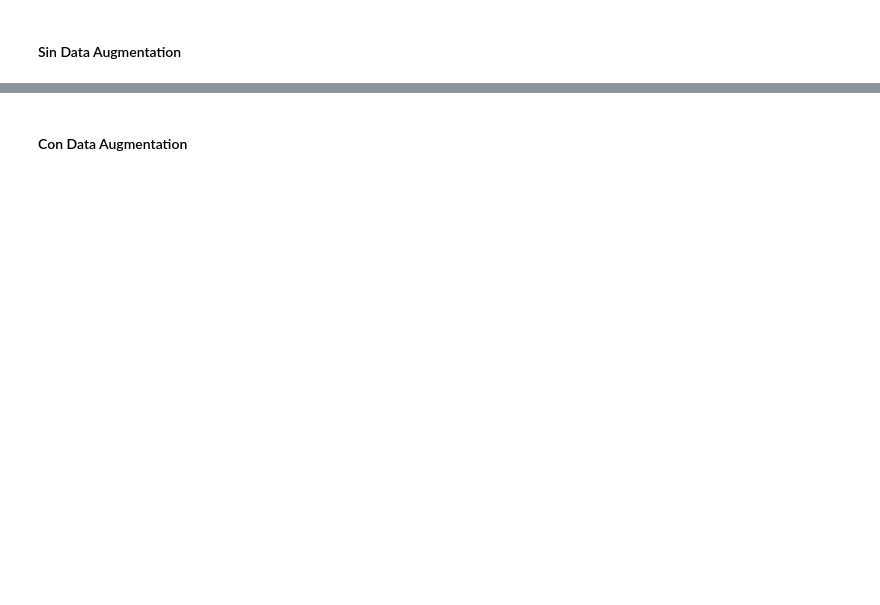
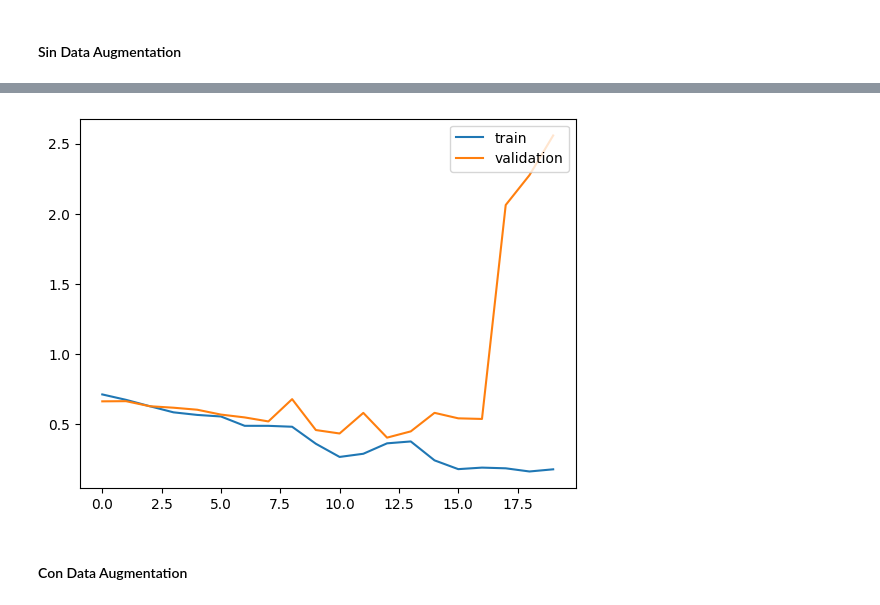
Before and after one commit to ivan2k4/VCA2025, a Jupyter notebook: p1.ipynb, the cells around one changed output, grey strips where cells are left out. Saved outputs shown, nothing was run; the diff lists cells and outputs as text; code cells hidden in the pictures; blank space fills up the shorter version.

```diff
--- a/p1.ipynb
+++ b/p1.ipynb
@@ -98,6 +100,6 @@ show(tensor_to_image(image), title=f"Image {name} with shape {image.shape} and l
 # %% [markdown]
 #### Instanciamos el modelo `squeezenet1_0` de `torchvision.models`
 # %%
-model = squeezenet1_0()
+model = squeezenet1_0(weights=None)
 #print(model)
 # %% [markdown]
@@ -130,9 +131,9 @@ torch.Size([1, 1])
 # %%
 # Dividimos el dataset en entrenamiento y validación
-train_indices, val_indices = train_test_split(list(range(len(ship_dataset))), test_size=0.2, random_state=42)
+train_indices, val_indices = train_test_split(list(range(len(ship_dataset))), test_size=0.2, random_state=seed)
 
 train_dataset = data.Subset(ship_dataset, train_indices)
 val_dataset = data.Subset(ship_dataset, val_indices)
 
-train_loader = data.DataLoader(train_dataset, batch_size=32, shuffle=True)
-val_loader = data.DataLoader(val_dataset, batch_size=32, shuffle=False)
+train_loader = data.DataLoader(train_dataset, batch_size=32)
+val_loader = data.DataLoader(val_dataset, batch_size=32)
@@ -201,0 +187,11 @@ Epoch [20/20], Loss: 0.1379, Val Loss: 0.3573
+# %%
+# Definimos la función de pérdida y el optimizador
+criterion = nn.BCELoss()
+optimizer = torch.optim.Adam(mymodel.parameters(), lr=0.001)
+
+mymodel, train_losses, val_losses = train_model(mymodel,
+                                                train_loader=train_loader,
+                                                val_loader=val_loader,
+                                                loss_fn=criterion,
+                                                optim=optimizer,
+                                                epochs=20)
@@ -202,3 +219,7 @@ Epoch [20/20], Loss: 0.1379, Val Loss: 0.3573
+# %%
+plot_history(train_losses, val_losses)
+# %% [output]
+[figure, added]
 # %% [markdown]
 #### Con Data Augmentation
 # %%
```
Also changed, not shown: parts of 9 cells of this notebook.
